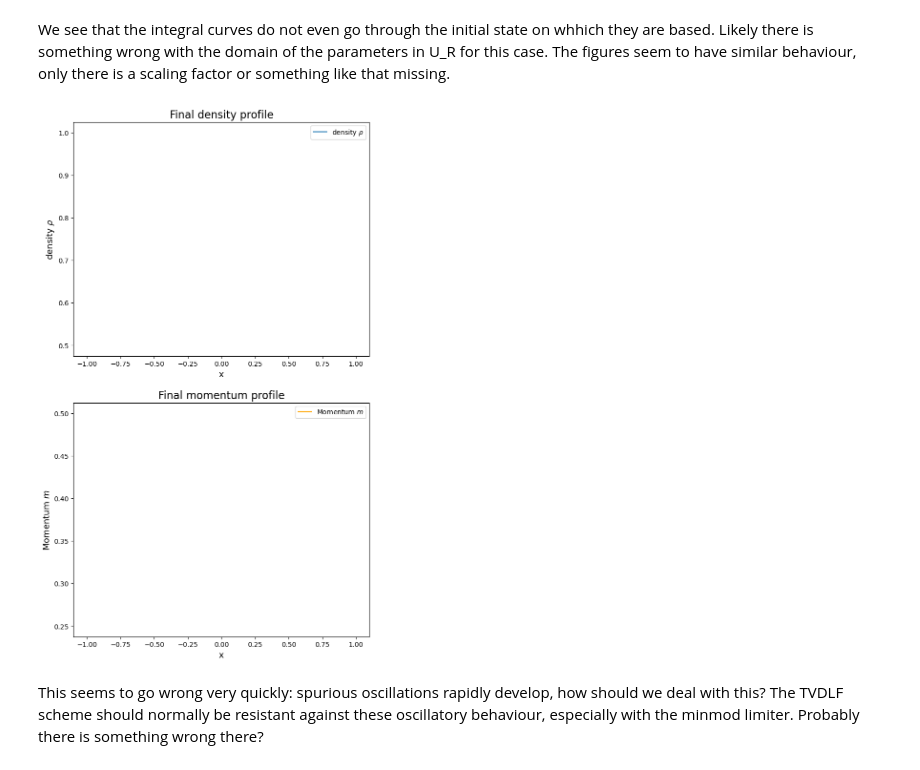
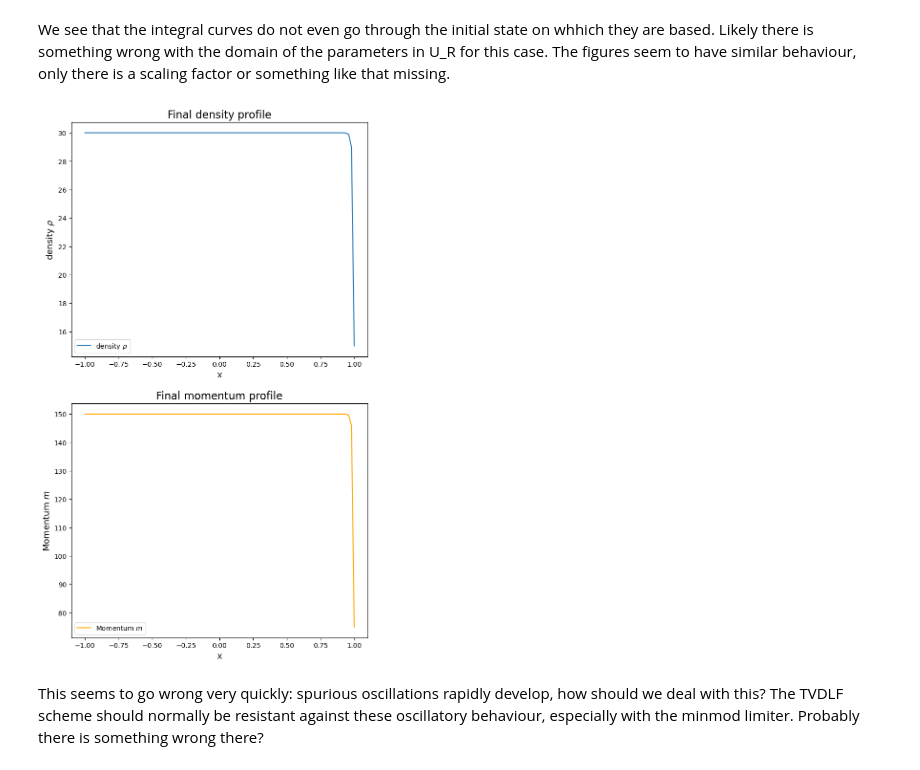
Before and after one commit to BertDepoorter/Individual_CMfAA, a Jupyter notebook: debugging.ipynb, the cells around one changed output. Cells and saved outputs as stored; diff of their text form; code cells hidden in the pictures.

```diff
--- a/debugging.ipynb
+++ b/debugging.ipynb
@@ -18,11 +18,11 @@ mu = 1.0 # set to 1 for convenience
 T = 1.0 # set to 1 for convenience
 
 # Riemann initial conditions
-rho_L = 1.0  # x < 0
-rho_R = 0.5  # x > 0
+rho_L = 30.0  # x < 0
+rho_R = 15  # x > 0
 
-v_L = 0.5
-v_R = 0.5
+v_L = 5
+v_R = 5
 
 U_L = (rho_L, v_L)
 U_R = (rho_R, v_R)
@@ -63,11 +63,11 @@ We see that the integral curves do not even go through the initial state on whhi
 # %%
 plots.plot_numerical_solution('tvdlf',
                               'minmod',
                               'twostep',
-                              nx=100
+                              nx=100,
                             )
 # %% [output]
-[figure, old version]
+[figure, new version]
 # %% [markdown]
 This seems to go wrong very quickly: spurious oscillations rapidly develop, how should we deal with this?
 The TVDLF scheme should normally be resistant against these oscillatory behaviour, especially with the minmod limiter. Probably there is something wrong there?
```
Also changed, not shown: parts of 9 cells of this notebook, 6 other files.
